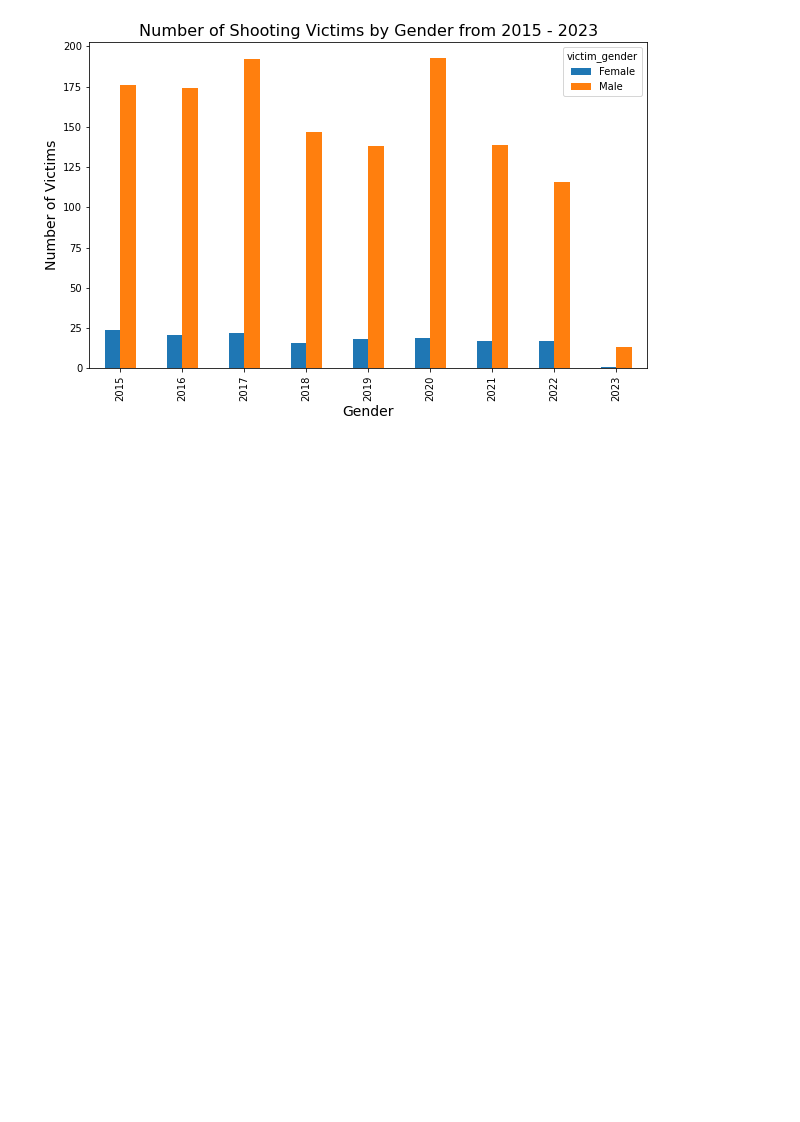
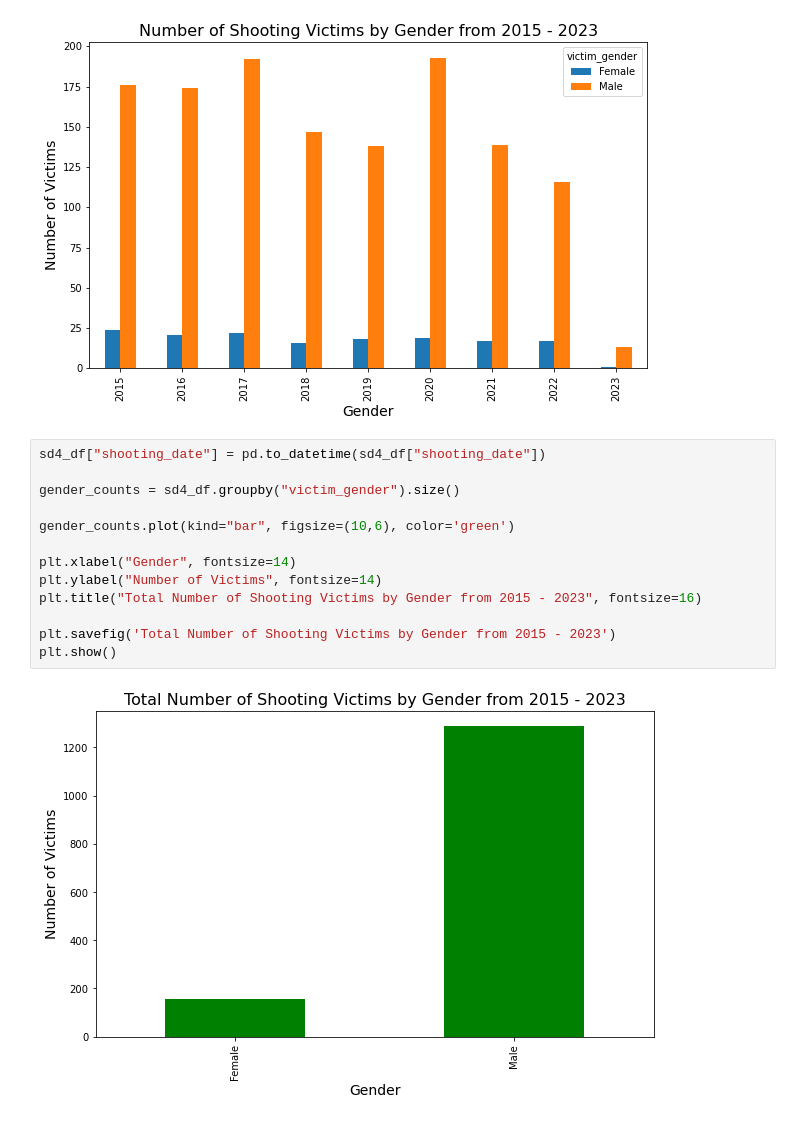
Before and after one commit to BU-Spark/ds-councilor-worrell-gun-violence, a Jupyter notebook: spring23-team-4/deliverables/gun_violence_PatW.ipynb, the cells around one changed output. Drawn from its saved outputs; the diff is of its cells as text; blank space fills up the shorter version.

```diff
--- a/spring23-team-4/deliverables/gun_violence_PatW.ipynb
+++ b/spring23-team-4/deliverables/gun_violence_PatW.ipynb
@@ -691,3 +691,18 @@ plt.savefig('Number of Shooting Victims by Gender from 2015 - 2023')
 plt.show()
 # %% [output]
 [figure]
+# %%
+sd4_df["shooting_date"] = pd.to_datetime(sd4_df["shooting_date"])
+
+gender_counts = sd4_df.groupby("victim_gender").size()
+
+gender_counts.plot(kind="bar", figsize=(10,6), color='green')
+
+plt.xlabel("Gender", fontsize=14)
+plt.ylabel("Number of Victims", fontsize=14)
+plt.title("Total Number of Shooting Victims by Gender from 2015 - 2023", fontsize=16)
+
+plt.savefig('Total Number of Shooting Victims by Gender from 2015 - 2023')
+plt.show()
+# %% [output]
+[figure, added]
```
Also changed, not shown: parts of 1 cell of this notebook, 2 other files.
